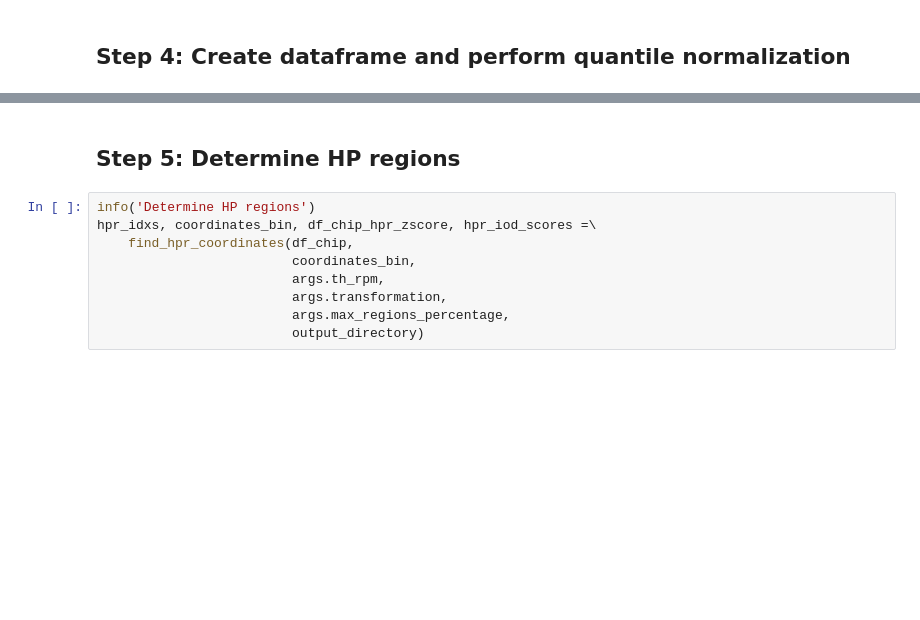
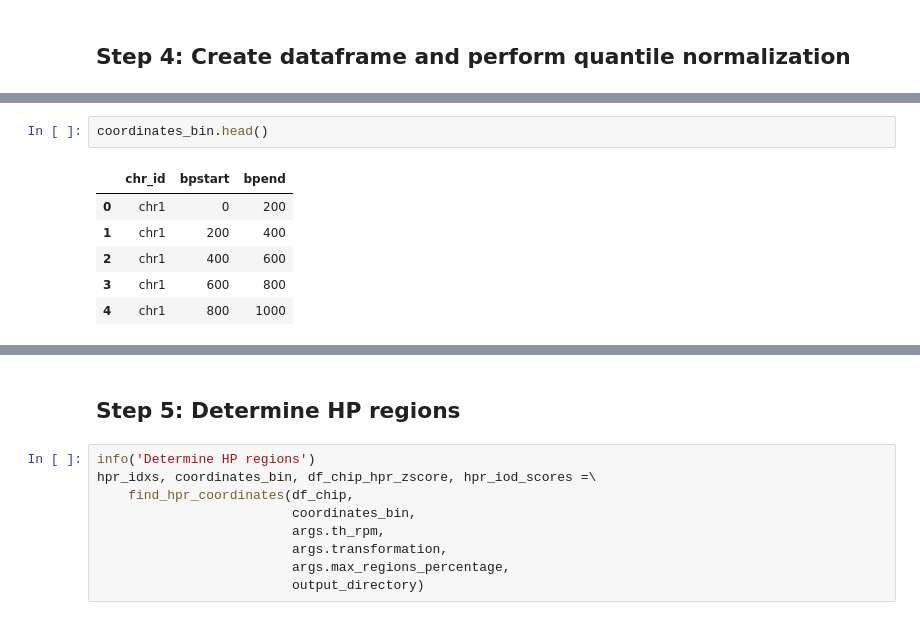
Before and after one commit to pinellolab/haystack_bio, a Jupyter notebook: haystack/haystack_jypyter_notebook.ipynb, the cells around one changed output, grey strips where cells are left out. Cells and saved outputs as stored; diff of their text form; blank space fills up the shorter version.

```diff
--- a/haystack/haystack_jypyter_notebook.ipynb
+++ b/haystack/haystack_jypyter_notebook.ipynb
@@ -994,0 +1024,9 @@ if not args.disable_quantile_normalization:
+# %%
+coordinates_bin.head()
+# %% [output]
+|  | chr_id | bpstart | bpend |
+| 0 | chr1 | 0 | 200 |
+| 1 | chr1 | 200 | 400 |
+| 2 | chr1 | 400 | 600 |
+| 3 | chr1 | 600 | 800 |
+| 4 | chr1 | 800 | 1000 |
```
Also changed, not shown: parts of 12 cells of this notebook, 15 other files.
